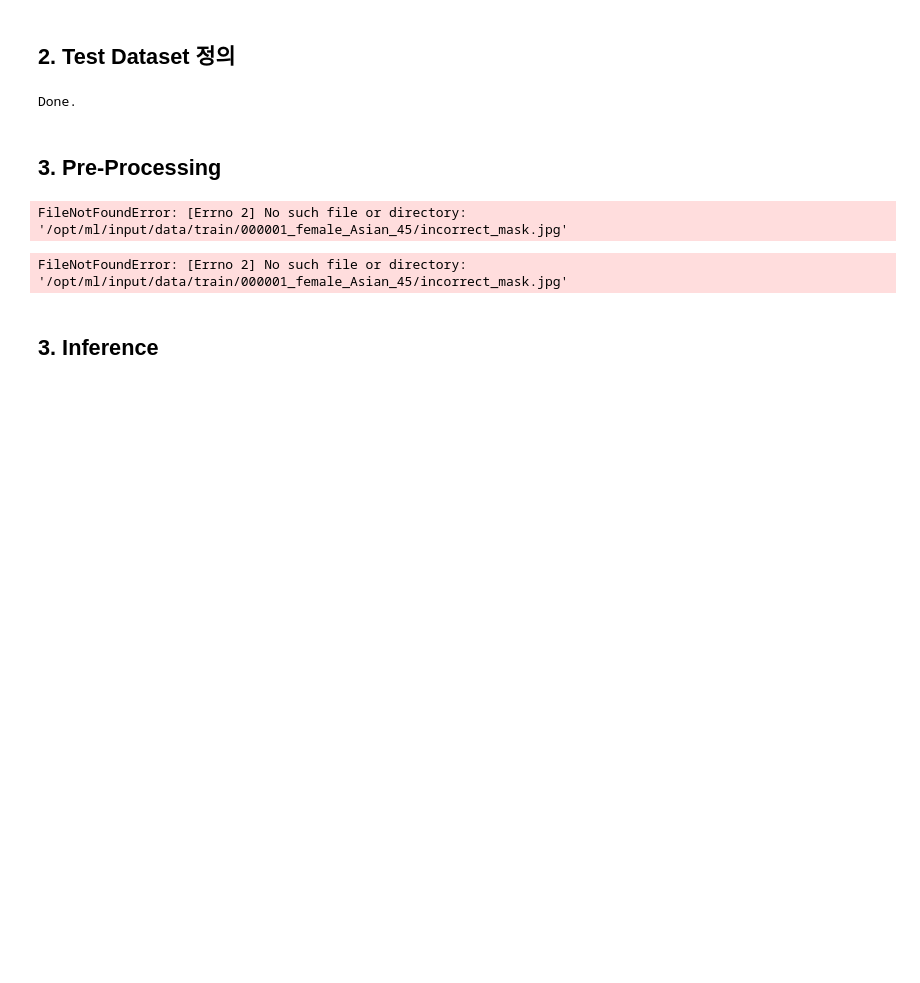
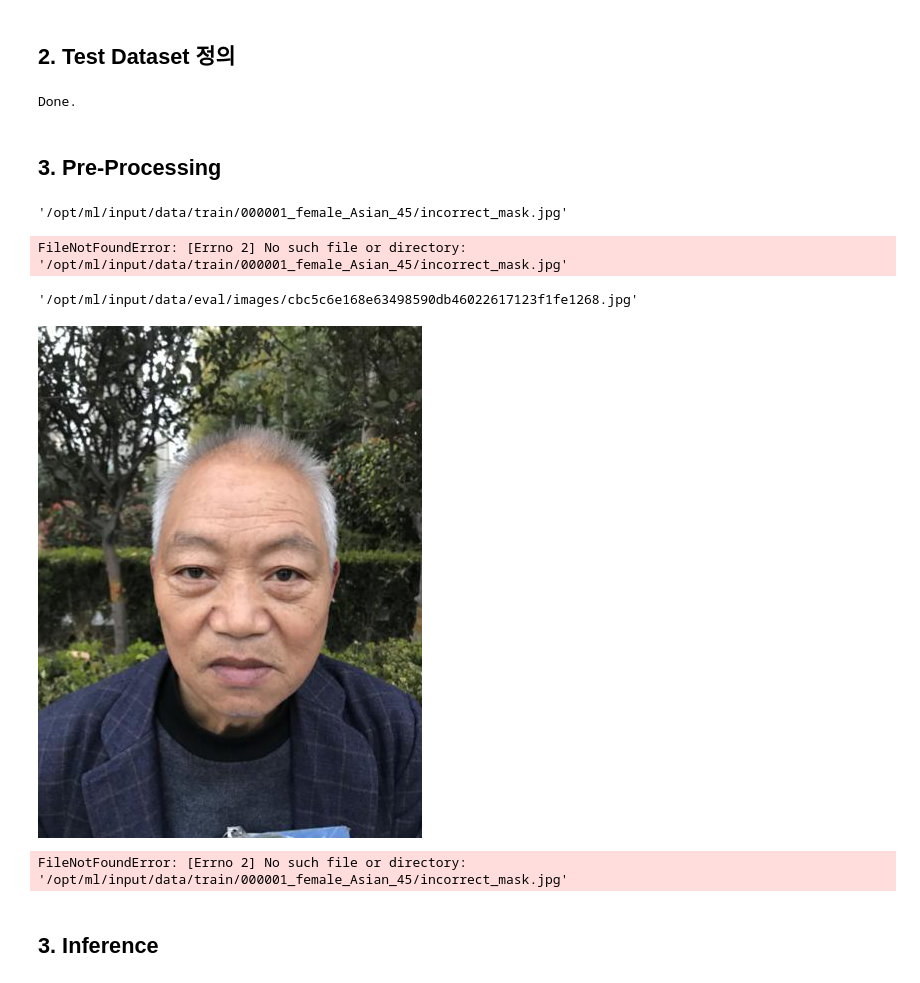
Before and after one commit to SNMHZ/mask-image-classification, a Jupyter notebook: practice/t3058/sample_submission.ipynb, the cells around one changed output. Cells and saved outputs as stored; diff of their text form; code cells hidden in the pictures; blank space fills up the shorter version.

```diff
--- a/practice/t3058/sample_submission.ipynb
+++ b/practice/t3058/sample_submission.ipynb
@@ -111,10 +111,23 @@ transform = transforms.Compose([
 x_data = TrainDataset(transform)
 
 train_loader = DataLoader(x_data, shuffle=True)
+# %%
+train_data["image"][0]
+# %% [output]
+'/opt/ml/input/data/train/000001_female_Asian_45/incorrect_mask.jpg'
 # %%
 Image.open(train_data["image"][0])
 # %% [output]
 FileNotFoundError: [Errno 2] No such file or directory: '/opt/ml/input/data/train/000001_female_Asian_45/incorrect_mask.jpg'
+# %%
+testImage_paths[0]
+# %% [output]
+'/opt/ml/input/data/eval/images/cbc5c6e168e63498590db46022617123f1fe1268.jpg'
+# %%
+img = Image.open(testImage_paths[0])
+img
+# %% [output]
+[figure, added]
 # %%
 x_data[0]
 # %% [output]
```
Also changed, not shown: parts of 1 cell of this notebook.
